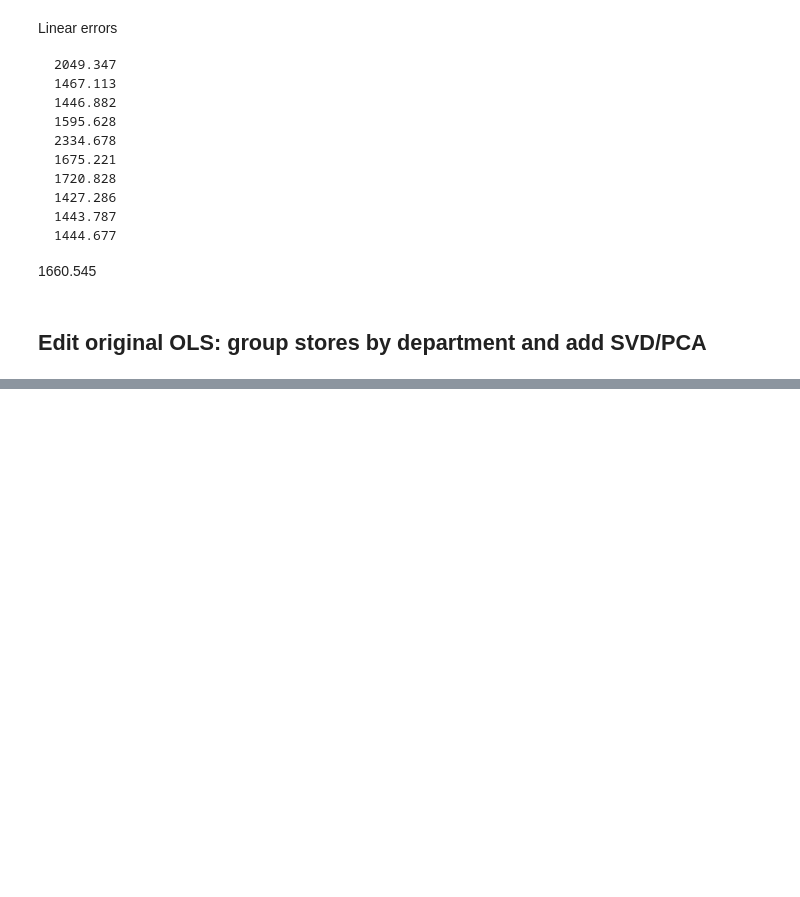
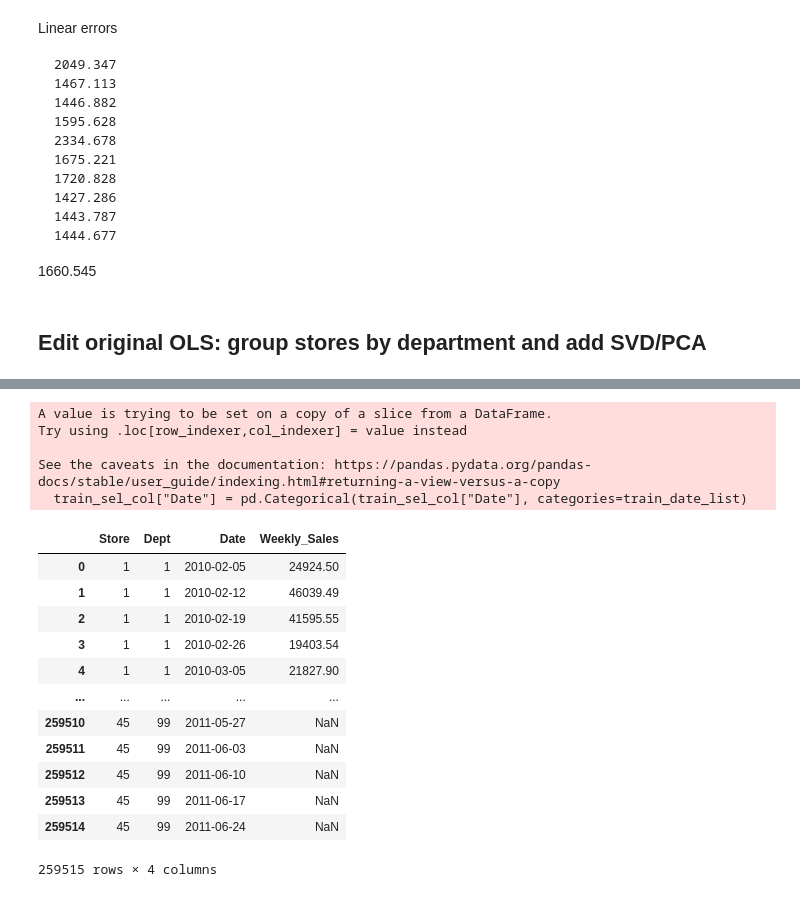
Before and after one commit to NealRyan/CS_598_Project_2-Walmart_sales_forecasting, a Jupyter notebook: Model_Creation_SVD_Attempt.ipynb, the cells around one changed output, grey strips where cells are left out. Saved outputs shown, nothing was run; the diff lists cells and outputs as text; code cells hidden in the pictures; blank space fills up the shorter version.

```diff
--- a/Model_Creation_SVD_Attempt.ipynb
+++ b/Model_Creation_SVD_Attempt.ipynb
@@ -396,3 +405,34 @@ train_split = unique_pairs.merge(train, on=['Store', 'Dept'], how='left')
 
 train_store_list = train_split["Store"].unique().tolist()
 train_date_list = train_split["Date"].unique().tolist()
+# %%
+# Prep train data for SVD/PCA.
+# For each department, construct a dataframe consisting of:
+# rows = dates; columns = store numbers; and values = weekly sales.
+
+# Get columns needed for SVD
+train_sel_col = train_split[["Store", "Dept", "Date", "Weekly_Sales"]]
+# %%
+# Set Date to categorical to help fill in sales dates missing for any stores/depts
+train_sel_col["Date"] = pd.Categorical(train_sel_col["Date"], categories=train_date_list)
+train_sel_col = train_sel_col.groupby(["Store", "Dept", "Date"], as_index=False).first()
+train_sel_col
+# %% [output]
+A value is trying to be set on a copy of a slice from a DataFrame.
+Try using .loc[row_indexer,col_indexer] = value instead
+
+See the caveats in the documentation: https://pandas.pydata.org/pandas-docs/stable/user_guide/indexing.html#returning-a-view-versus-a-copy
+  train_sel_col["Date"] = pd.Categorical(train_sel_col["Date"], categories=train_date_list)
+|  | Store | Dept | Date | Weekly_Sales |
+| 0 | 1 | 1 | 2010-02-05 | 24924.50 |
+| 1 | 1 | 1 | 2010-02-12 | 46039.49 |
+| 2 | 1 | 1 | 2010-02-19 | 41595.55 |
+| 3 | 1 | 1 | 2010-02-26 | 19403.54 |
+| 4 | 1 | 1 | 2010-03-05 | 21827.90 |
+| ... | ... | ... | ... | ... |
+| 259510 | 45 | 99 | 2011-05-27 | NaN |
+| 259511 | 45 | 99 | 2011-06-03 | NaN |
+| 259512 | 45 | 99 | 2011-06-10 | NaN |
+| 259513 | 45 | 99 | 2011-06-17 | NaN |
+| 259514 | 45 | 99 | 2011-06-24 | NaN |
+259515 rows × 4 columns
```
Also changed, not shown: parts of 23 cells of this notebook.
